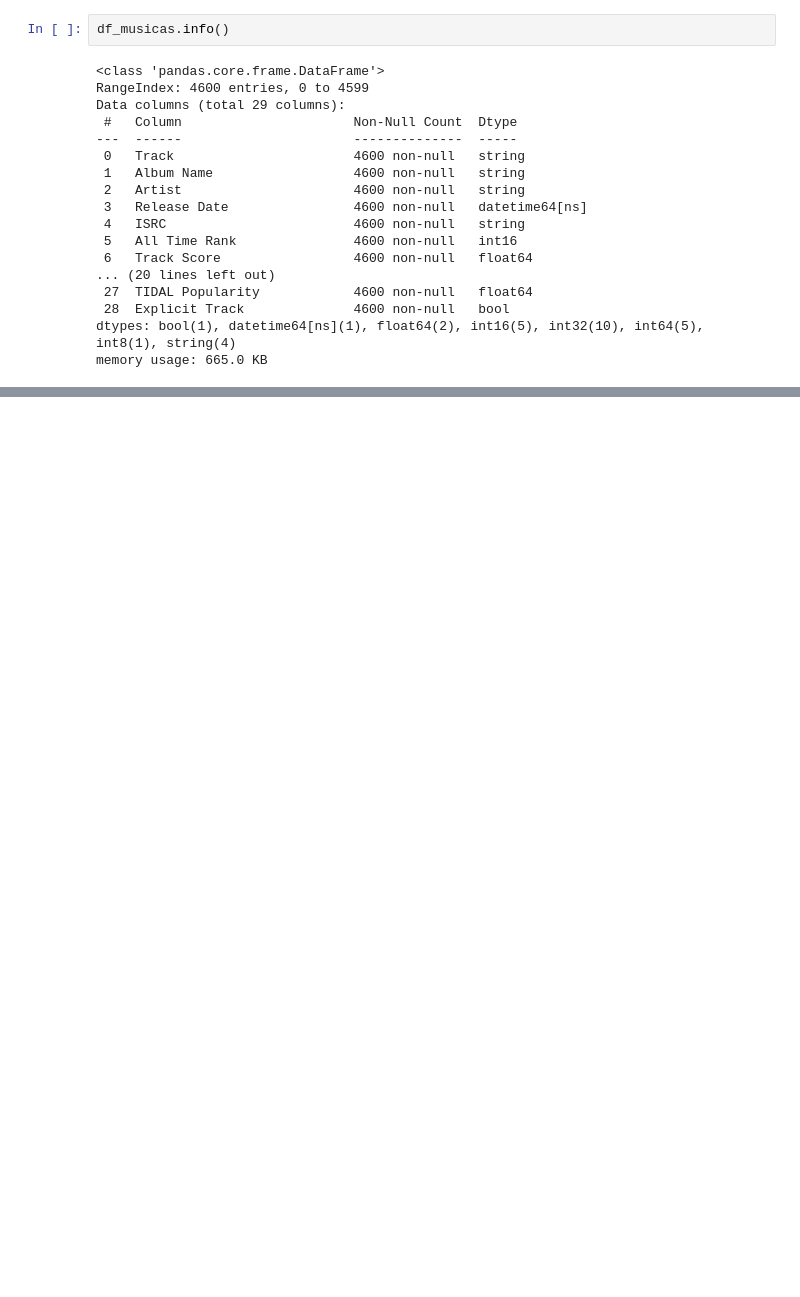
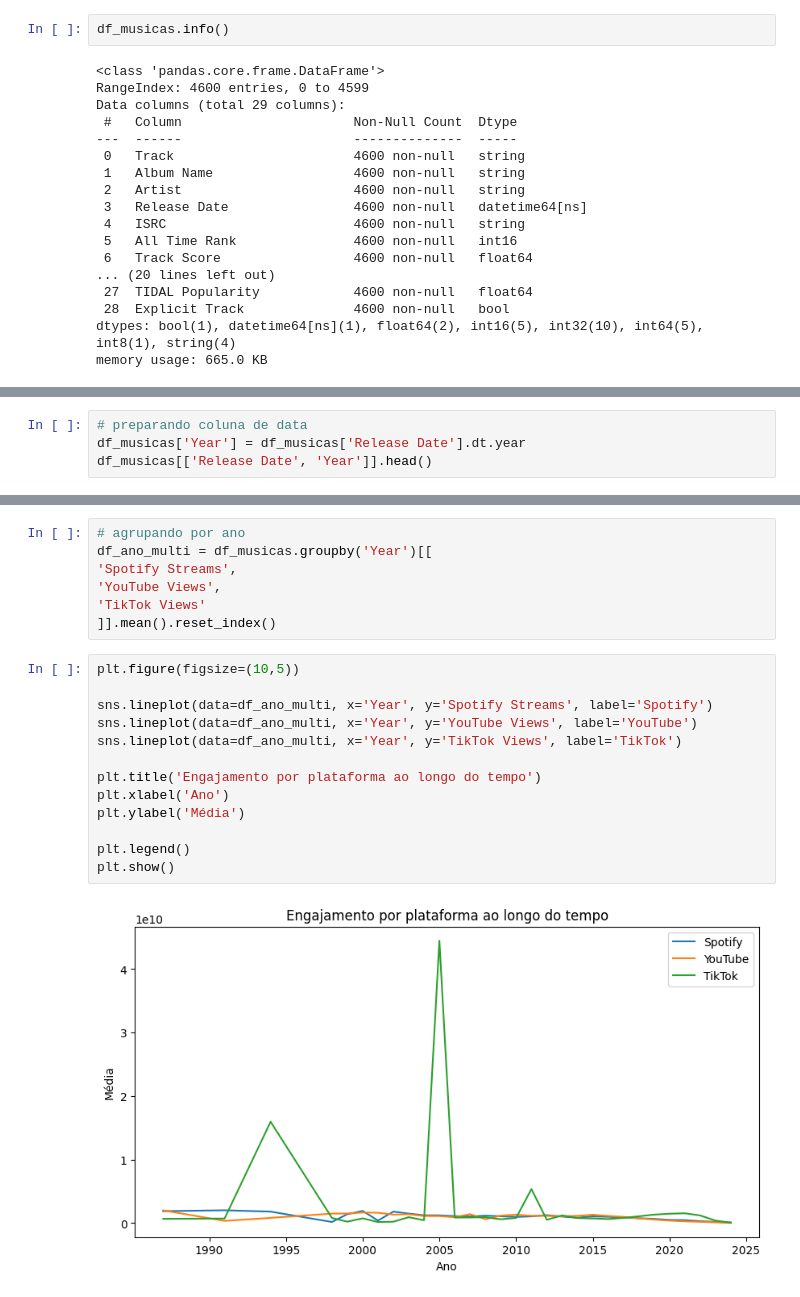
Before and after one commit to MizunoYudi/AD-Musicas-Mais-Tocadas, a Jupyter notebook: projeto.ipynb, the cells around one changed output, grey strips where cells are left out. Cells and saved outputs as stored; diff of their text form; blank space fills up the shorter version.

Commit message:
add: análise temporal

```diff
--- a/projeto.ipynb
+++ b/projeto.ipynb
@@ -579,0 +580,4 @@ memory usage: 665.0 KB
+# %%
+# preparando coluna de data
+df_musicas['Year'] = df_musicas['Release Date'].dt.year
+df_musicas[['Release Date', 'Year']].head()
@@ -579,0 +607,22 @@ memory usage: 665.0 KB
+# %%
+# agrupando por ano
+df_ano_multi = df_musicas.groupby('Year')[[
+'Spotify Streams',
+'YouTube Views',
+'TikTok Views'
+]].mean().reset_index()
+# %%
+plt.figure(figsize=(10,5))
+
+sns.lineplot(data=df_ano_multi, x='Year', y='Spotify Streams', label='Spotify')
+sns.lineplot(data=df_ano_multi, x='Year', y='YouTube Views', label='YouTube')
+sns.lineplot(data=df_ano_multi, x='Year', y='TikTok Views', label='TikTok')
+
+plt.title('Engajamento por plataforma ao longo do tempo')
+plt.xlabel('Ano')
+plt.ylabel('Média')
+
+plt.legend()
+plt.show()
+# %% [output]
+[figure, added]
```
Also changed, not shown: parts of 32 cells of this notebook.
